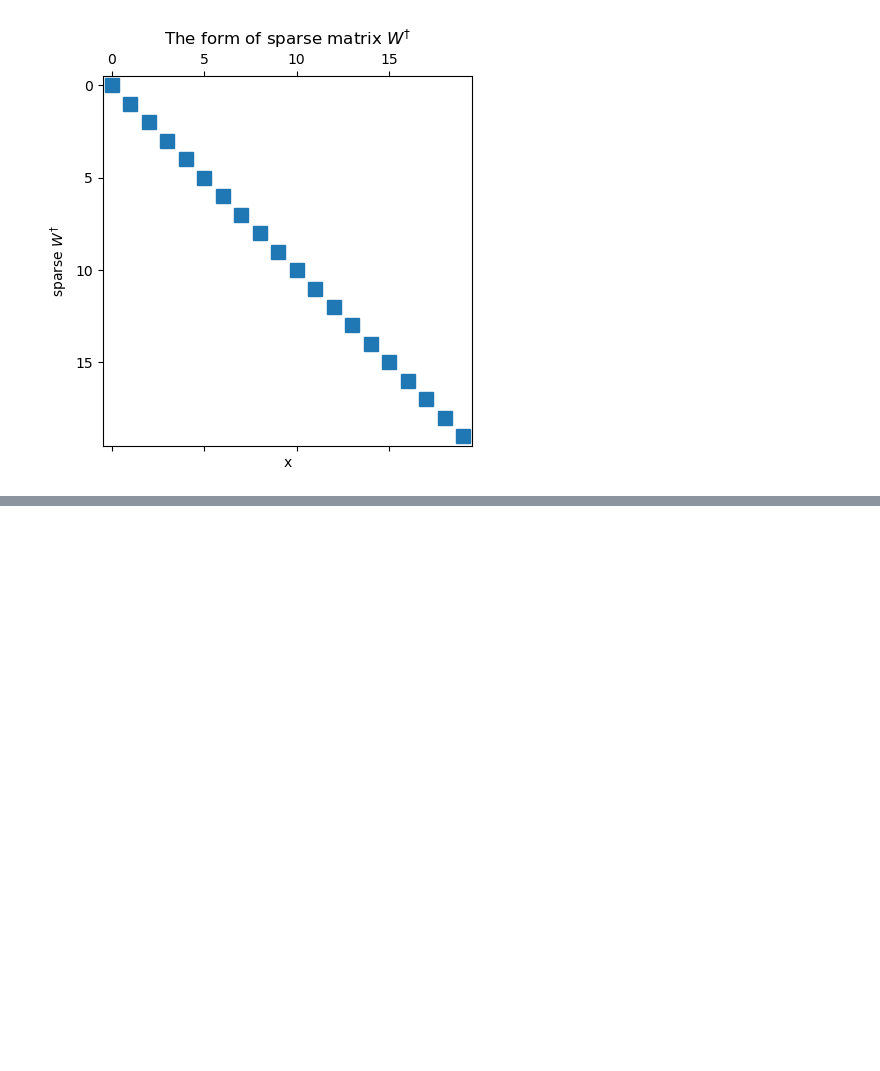
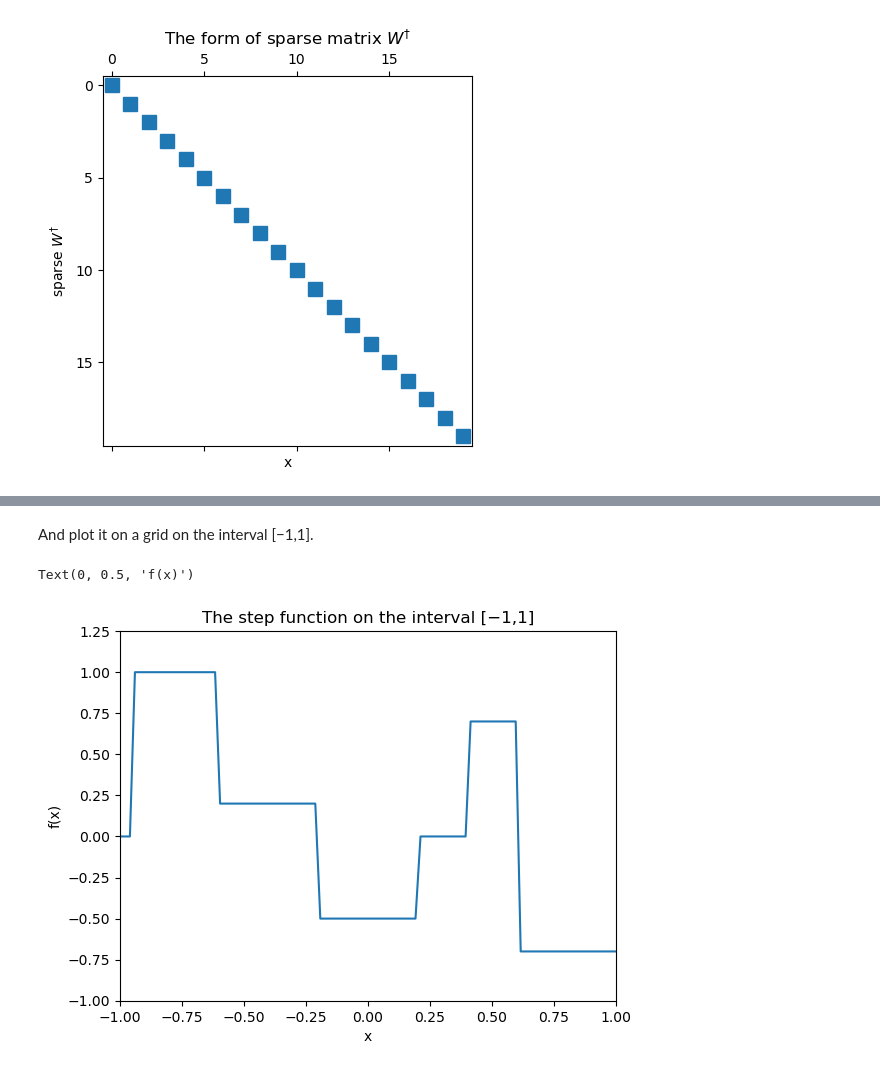
Before and after one commit to JOANNELUNA/COMP0114-Inverse-Problems-in-Imaging, a Jupyter notebook: CW1_week1-3.ipynb, the cells around one changed output, grey strips where cells are left out. Drawn from its saved outputs; the diff is of its cells as text; code cells hidden in the pictures; blank space fills up the shorter version.

```diff
--- a/CW1_week1-3.ipynb
+++ b/CW1_week1-3.ipynb
@@ -270,0 +281,25 @@ Two products about A are identity.
+# %%
+def f(x):
+    chi1 = lambda x : 1 if -0.95 < x <= -0.6 else 0;
+    chi2 = lambda x : 1 if -0.6 < x <= -0.2 else 0;
+    chi3 = lambda x : 1 if -0.2 < x <= 0.2 else 0;
+    chi4 = lambda x : 1 if 0.4 < x <= 0.6 else 0;
+    chi5 = lambda x : 1 if 0.6 < x <= 1 else 0;
+    result = chi1(x) + 0.2*chi2(x) - 0.5*chi3(x) + 0.7*chi4(x) - 0.7*chi5(x)
+    return result
+# %% [markdown]
+And plot it on a grid on the interval [−1,1].
+# %%
+n = 100
+X = np.linspace(-1,1,n)
+F = []
+for x in X:
+    F.append(f(x))
+plt.plot(X,F)
+plt.title('The step function on the interval [−1,1]')
+plt.xlabel('x')
+plt.axis([-1,1,-1,1.25])
+plt.ylabel('f(x)')
+# %% [output]
+Text(0, 0.5, 'f(x)')
+[figure, added]
```
Also changed, not shown: parts of 18 cells of this notebook.
